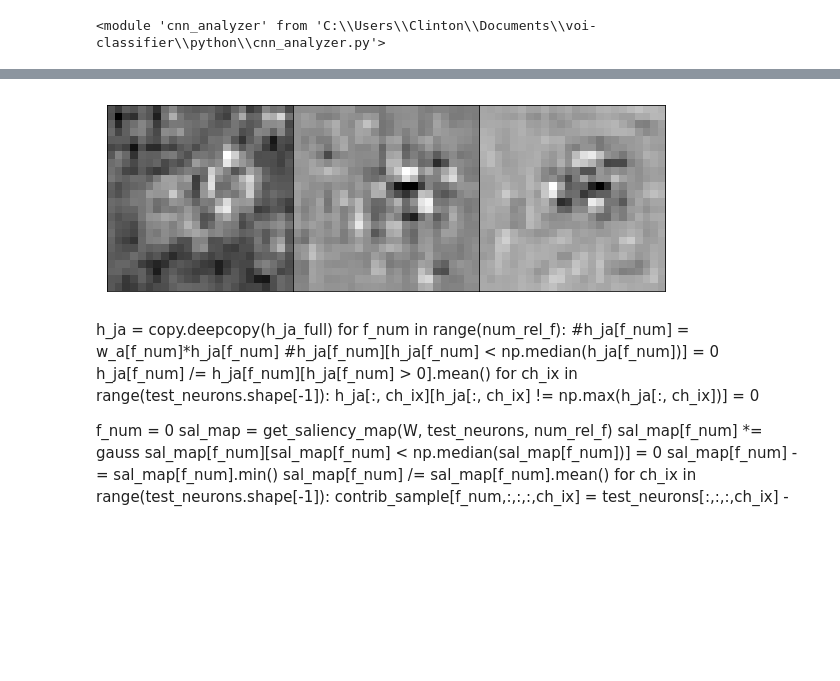
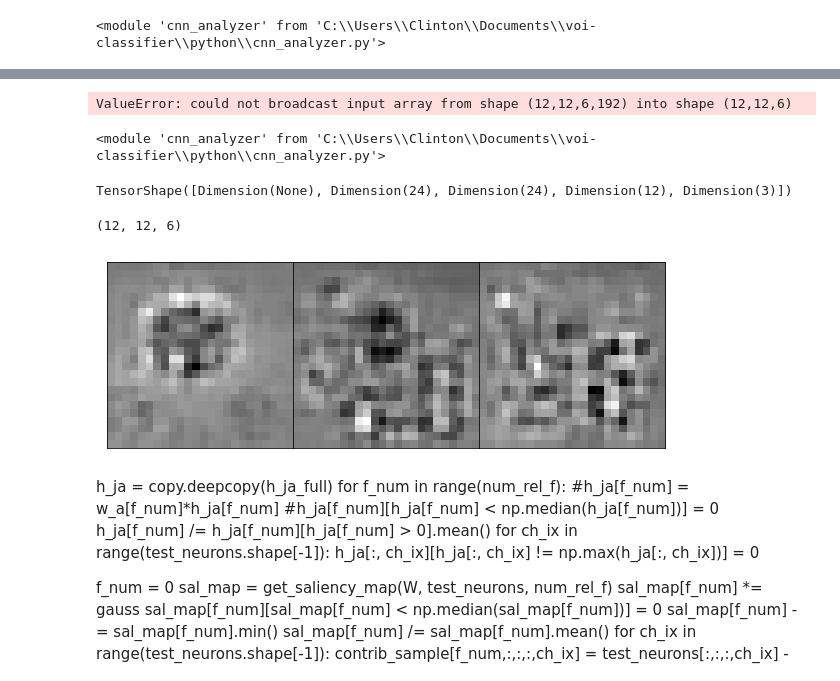
Before and after one commit to clintonjwang/voi-classifier, a Jupyter notebook: python/feature-vis.ipynb, the cells around one changed output, grey strips where cells are left out. Cells and saved outputs as stored; diff of their text form; code cells hidden in the pictures; blank space fills up the shorter version.

Commit message:
rcnn, multiscale

```diff
--- a/python/feature-vis.ipynb
+++ b/python/feature-vis.ipynb
@@ -570,27 +586,29 @@ w_a
 contrib_sample = np.zeros(test_neurons.shape)
 for ch_ix in range(test_neurons.shape[-1]):
     contrib_sample[:,:,:,ch_ix] = test_neurons[:,:,:,ch_ix] - w_a[0]*h_ja[0, ch_ix] - w_a[1]*h_ja[1, ch_ix] - w_a[2]*h_ja[2, ch_ix]
-z_base = model_conv3_input.predict(np.expand_dims(contrib_sample,0))[0] - z_bias
+
+z_base = model_rcnn3_input.predict(np.expand_dims(split_rcnn(contrib_sample),0))[0] - z_bias
 
 z_onef = np.zeros((num_rel_f, 6))
 for ch_ix in range(test_neurons.shape[-1]):
     contrib_sample[:,:,:,ch_ix] = test_neurons[:,:,:,ch_ix] - w_a[0]*h_ja[0, ch_ix] - w_a[1]*h_ja[1, ch_ix]
-z_onef[2] = model_conv3_input.predict(np.expand_dims(contrib_sample,0))[0] - z_bias
+z_onef[2] = model_rcnn3_input.predict(np.expand_dims(split_rcnn(contrib_sample),0))[0] - z_bias
 for ch_ix in range(test_neurons.shape[-1]):
     contrib_sample[:,:,:,ch_ix] = test_neurons[:,:,:,ch_ix] - w_a[0]*h_ja[0, ch_ix] - w_a[2]*h_ja[2, ch_ix]
-z_onef[1] = model_conv3_input.predict(np.expand_dims(contrib_sample,0))[0] - z_bias
+z_onef[1] = model_rcnn3_input.predict(np.expand_dims(split_rcnn(contrib_sample),0))[0] - z_bias
 for ch_ix in range(test_neurons.shape[-1]):
     contrib_sample[:,:,:,ch_ix] = test_neurons[:,:,:,ch_ix] - w_a[1]*h_ja[1, ch_ix] - w_a[2]*h_ja[2, ch_ix]
-z_onef[0] = model_conv3_input.predict(np.expand_dims(contrib_sample,0))[0] - z_bias
+z_onef[0] = model_rcnn3_input.predict(np.expand_dims(split_rcnn(contrib_sample),0))[0] - z_bias
 
 contrib_sample = np.zeros((num_rel_f, *test_neurons.shape))
 for f_num in range(num_rel_f):
     for ch_ix in range(test_neurons.shape[-1]):
         contrib_sample[f_num,:,:,:,ch_ix] = test_neurons[:,:,:,ch_ix] - w_a[f_num]*h_ja[f_num, ch_ix]# * (sal_map[f_num] > np.median(sal_map[f_num]))
 
+
 z_twof = np.empty((num_rel_f, 6))
 for f_num in range(num_rel_f):
-    z_twof[f_num] = model_conv3_input.predict(np.expand_dims(contrib_sample[f_num],0))[0] - z_bias
+    z_twof[f_num] = model_rcnn3_input.predict(np.expand_dims(split_rcnn(contrib_sample[f_num]),0))[0] - z_bias
 
 dz_actual = get_cls_sep(z_actual)
 dz_base = get_cls_sep(z_base)
@@ -657,7 +739,8 @@ importlib.reload(cnna)
 # %% [output]
 <module 'cnn_analyzer' from 'C:\\Users\\Clinton\\Documents\\voi-classifier\\python\\cnn_analyzer.py'>
 # %%
-test_neurons = model_conv3_pre.predict(np.expand_dims(x,0))[0]
+test_neurons = rcnn_conv3.predict(np.expand_dims(x,0))[0]
+test_n = np.concatenate(test_neurons, -1)
 # %%
 hf.draw_slices(x)
 # %% [output]
@@ -665,15 +748,17 @@ hf.draw_slices(x)
 # %%
-sal_map = get_saliency_map(W, test_neurons, num_rel_f)
+sal_map = get_saliency_map(W, test_n, num_rel_f)
 
-h_ja = np.zeros((num_rel_f, test_neurons.shape[-1]))
+h_ja = np.zeros((num_rel_f, test_neurons.shape[-1]*3))
 for f_num in range(num_rel_f):
-    h_ja[f_num] = conv3_ch_plus[all_features[relevant_features[f_num]]].mean((0,1,2))
+    h_ja[f_num] = f_rcnn3_ch[all_features[relevant_features[f_num]]].mean((0,1,2))
 
-contrib_sample[f_num,:,:,:,ch_ix] = test_n_ch = test_neurons
+contrib_sample[f_num,:,:,:,ch_ix] = test_n_ch = test_n
 
 sol = minimize(lambda w: sum((w[0]*h_ja[0] + w[1]*h_ja[1] + w[2]*h_ja[2] - test_n_ch)**2) - .001*(log(w[0]) + log(w[1]) + log(w[2])), [15,1,1],
          bounds = ((0.001, None), (0.001, None), (0.001, None)))
 w_a = sol['x']
+# %% [output]
+ValueError: could not broadcast input array from shape (12,12,6,192) into shape (12,12,6)
 # %%
 h_ja_full = copy.deepcopy(h_ja)
 # %%
@@ -697,23 +773,36 @@ gauss = np.transpose(np.tile(gauss, (6,1,1)), (1,2,0))
 # %%
 w_a = w_a/w_a.mean()
 # %%
+gauss = cnna.get_gaussian_mask(2)
 sal_map = get_saliency_map(W, test_neurons, num_rel_f)
 for f_num in range(num_rel_f):
     sal_map[f_num] *= gauss
-    sal_map[f_num][sal_map[f_num] < np.median(sal_map[f_num])] = 0
+    #sal_map[f_num][sal_map[f_num] < np.median(sal_map[f_num])] = 0
     sal_map[f_num] -= sal_map[f_num].min()
     sal_map[f_num] /= sal_map[f_num].mean()
     for ch_ix in range(test_neurons.shape[-1]):
-        contrib_sample[f_num,:,:,:,ch_ix] = test_neurons[:,:,:,ch_ix] + h_ja[f_num,ch_ix]*5 \
-                - h_ja[f_num-1,ch_ix]*sal_map[f_num-1] - h_ja[f_num-2,ch_ix]*sal_map[f_num-2]
+        contrib_sample[f_num,:,:,:,ch_ix] = test_neurons[:,:,:,ch_ix] - h_ja[f_num,ch_ix]*sal_map[f_num] \
+                + 0#h_ja[f_num-1,ch_ix]*sal_map[f_num-1]/2 + h_ja[f_num-2,ch_ix]*sal_map[f_num-2]/2
 contrib_sample[contrib_sample < 0] = 0
+# %%
+importlib.reload(cnna)
+# %% [output]
+<module 'cnn_analyzer' from 'C:\\Users\\Clinton\\Documents\\voi-classifier\\python\\cnn_analyzer.py'>
+# %%
+rcnn_conv3.input.shape
+# %% [output]
+TensorShape([Dimension(None), Dimension(24), Dimension(24), Dimension(12), Dimension(3)])
+# %%
+gauss.shape
+# %% [output]
+(12, 12, 6)
 # %%
 for f_num in range(num_rel_f):
     #print(all_features[relevant_features[f_num]])
-    x_est = cnna.visualize_activations(model_conv3_pre, join(img_dir, "1f"+all_features[relevant_features[f_num]]+".png"),
-                         contrib_sample[f_num], init_img=x, rotate=False, stepsize=.4, num_steps=1)
+    x_est = cnna.visualize_activations(rcnn_conv3, join(img_dir, "2f"+all_features[relevant_features[f_num]]+".png"),
+                         split_rcnn(contrib_sample[f_num]), init_img=x, rotate=True, stepsize=.1, num_steps=2)
 # %% [output]
-[figure, old version]
+[figure, new version]
 # %% [markdown]
 h_ja = copy.deepcopy(h_ja_full)
 for f_num in range(num_rel_f):
```
Also changed, not shown: parts of 31 cells of this notebook, 5 other files.
